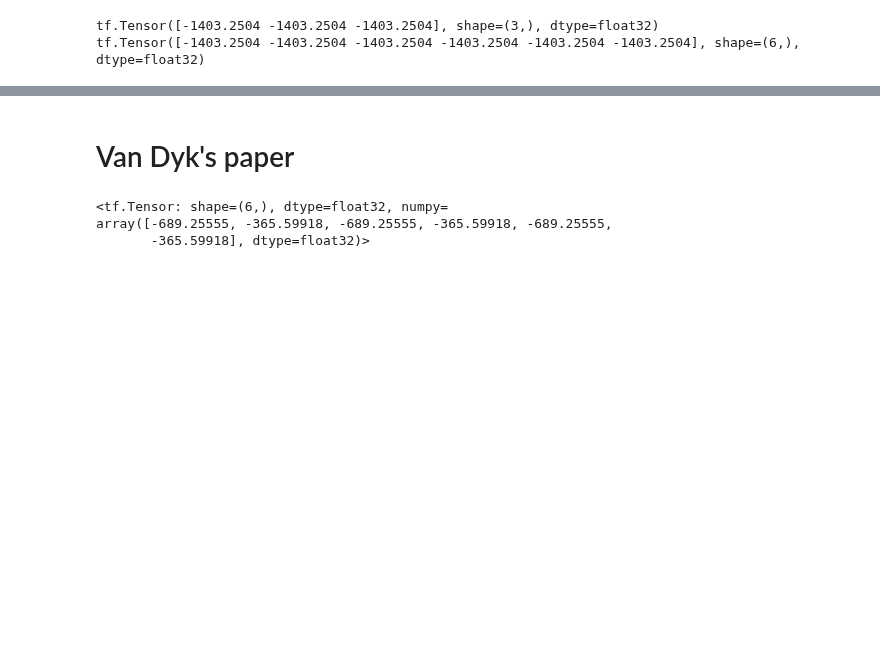
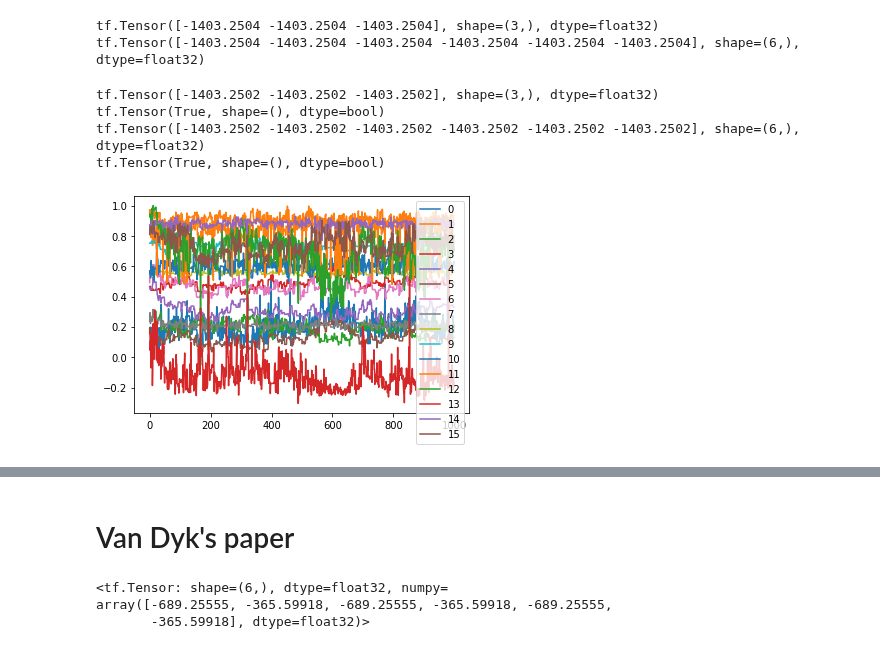
Before and after one commit to XingLLiu/u-stat-high-dim, a Jupyter notebook: sensor_network.ipynb, the cells around one changed output, grey strips where cells are left out. Saved outputs shown, nothing was run; the diff lists cells and outputs as text; code cells hidden in the pictures; blank space fills up the shorter version.

```diff
--- a/sensor_network.ipynb
+++ b/sensor_network.ipynb
@@ -124,3 +116,22 @@ print(log_prob_fn(loc3) - 25.)
 # %% [output]
 tf.Tensor([-1403.2504 -1403.2504 -1403.2504], shape=(3,), dtype=float32)
 tf.Tensor([-1403.2504 -1403.2504 -1403.2504 -1403.2504 -1403.2504 -1403.2504], shape=(6,), dtype=float32)
+# %%
+tf.random.set_seed(1)
+
+loc = tf.random.uniform((1, 16))
+loc2 = tf.concat([loc, loc, loc], axis=0)
+pp2_2 = target.log_prob2(loc2) - 25.
+print(pp2_2)
+
+print(tf.experimental.numpy.allclose(pp2, pp2_2))
+
+loc3 = tf.concat([loc2, loc2], axis=0)
+pp3_2 = target.log_prob2(loc3) - 25.
+print(pp3_2)
+print(tf.experimental.numpy.allclose(pp3, pp3_2))
+# %% [output]
+tf.Tensor([-1403.2502 -1403.2502 -1403.2502], shape=(3,), dtype=float32)
+tf.Tensor(True, shape=(), dtype=bool)
+tf.Tensor([-1403.2502 -1403.2502 -1403.2502 -1403.2502 -1403.2502 -1403.2502], shape=(6,), dtype=float32)
+tf.Tensor(True, shape=(), dtype=bool)
@@ -137,2 +163,10 @@ mcmc_res = pd.read_csv("res/sensors/res_ram2.csv")
 samples_off = tf.constant(mcmc_res.loc[ind].to_numpy(), dtype=tf.float32)
+# %%
+# autocorrelation
+# plt.plot(range(samples_off.shape[0]), tfp.stats.auto_correlation(samples_off, axis=0)[:, 0])
+for j in range(dim):
+    plt.plot(range(samples_off.shape[0]), samples_off[:, j], label=f"{j}")
+_ = plt.legend()
+# %% [output]
+[figure, added]
 # %%
```
Also changed, not shown: parts of 27 cells of this notebook, 1 other file.
